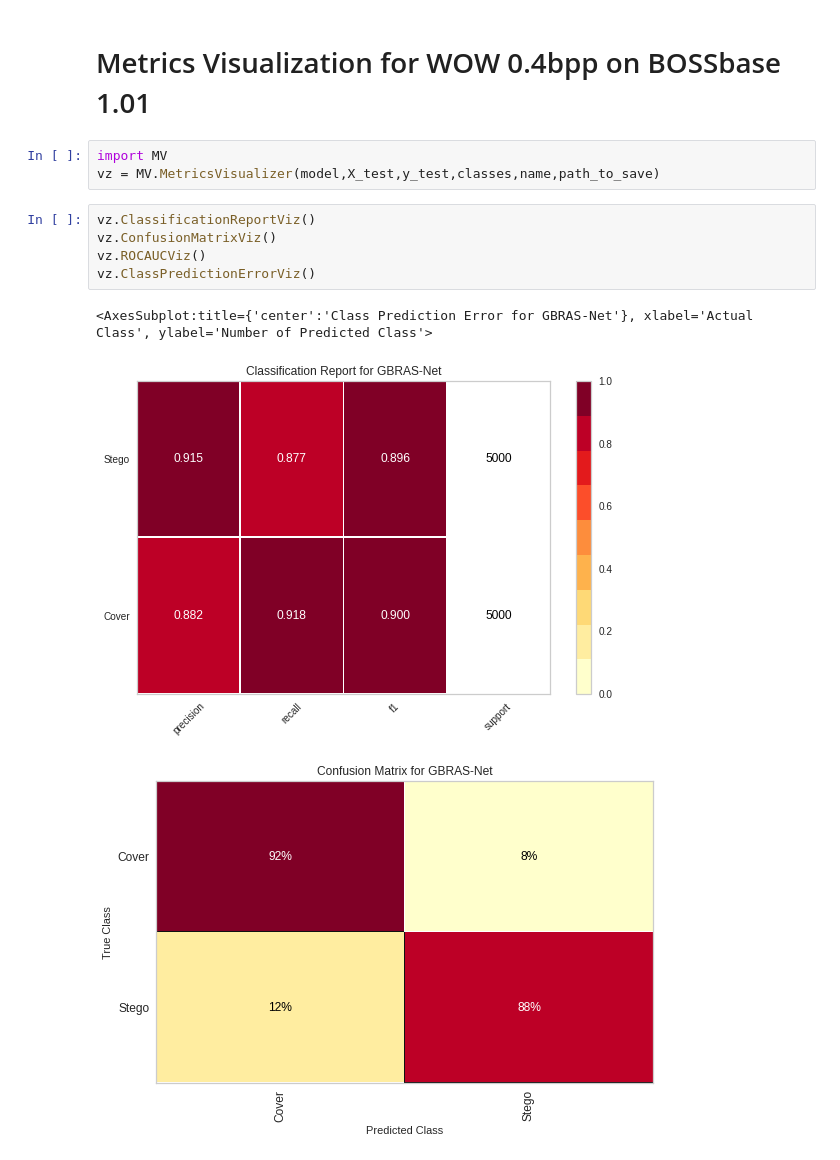
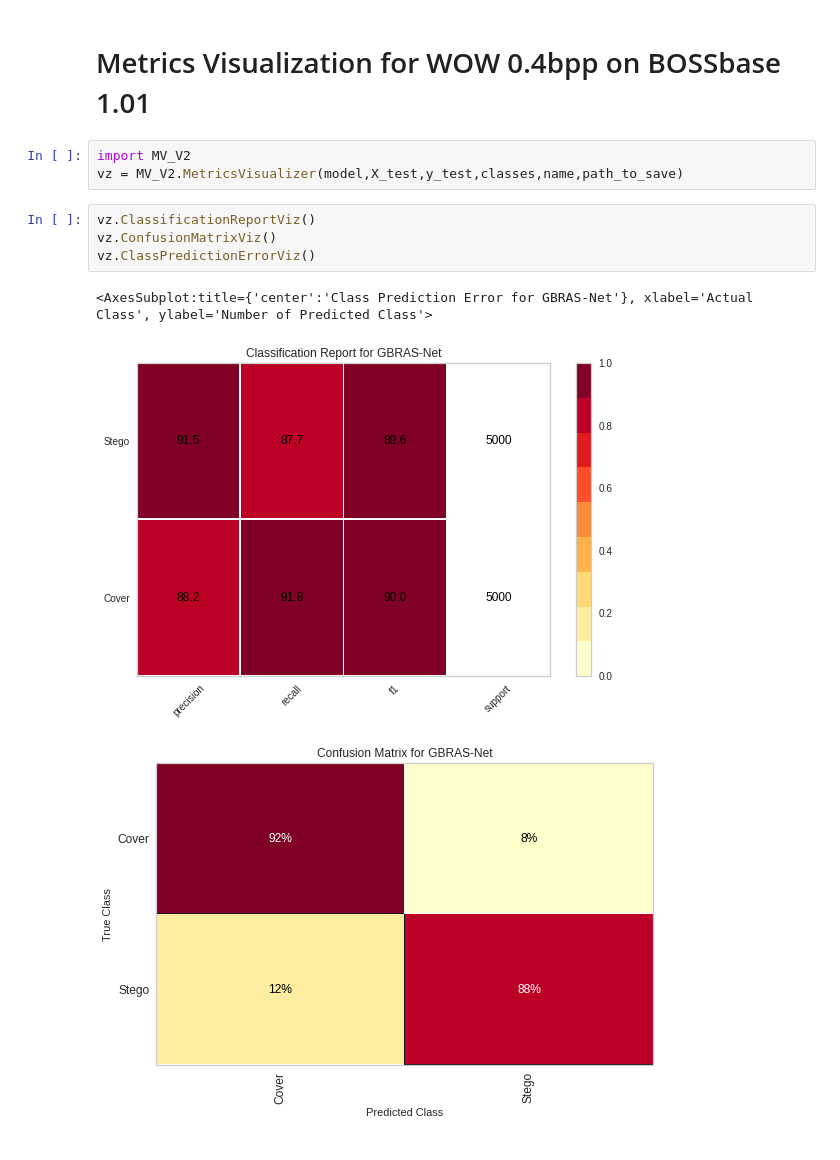
Before and after one commit to BioAITeam/Steganalysis, a Jupyter notebook: Metrics_Visualization.ipynb, the cells around one changed output. Cells and saved outputs as stored; diff of their text form.

```diff
--- a/Metrics_Visualization.ipynb
+++ b/Metrics_Visualization.ipynb
@@ -231,14 +241,13 @@ if not os.path.exists(path_to_save):
 # %% [markdown]
 # Metrics Visualization for WOW 0.4bpp on BOSSbase 1.01
 # %%
-import MV
-vz = MV.MetricsVisualizer(model,X_test,y_test,classes,name,path_to_save)
+import MV_V2
+vz = MV_V2.MetricsVisualizer(model,X_test,y_test,classes,name,path_to_save)
 # %%
 vz.ClassificationReportViz()
 vz.ConfusionMatrixViz()
-vz.ROCAUCViz()
 vz.ClassPredictionErrorViz()
 # %% [output]
 <AxesSubplot:title={'center':'Class Prediction Error for GBRAS-Net'}, xlabel='Actual Class', ylabel='Number of Predicted Class'>
-[figure, old version]
+[figure, new version]
 [figure]
```
Also changed, not shown: parts of 3 cells of this notebook.
